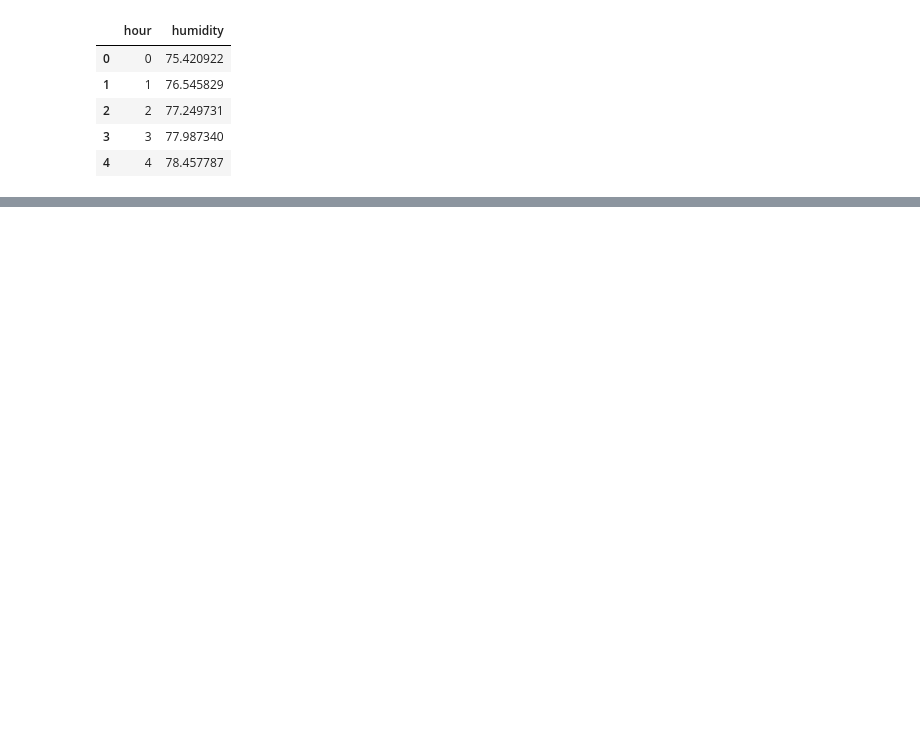
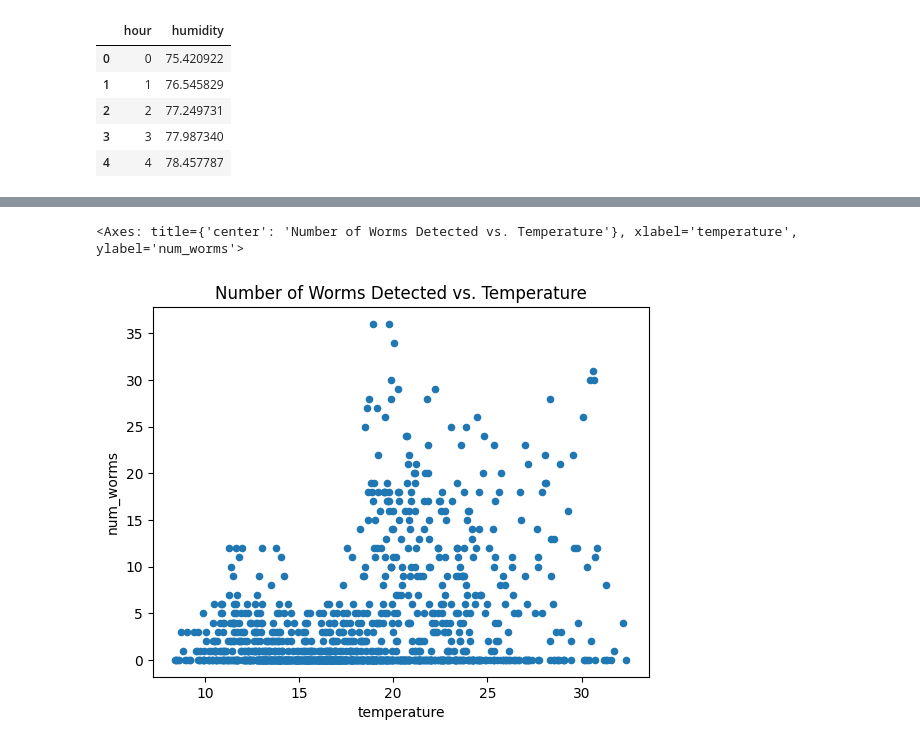
Before and after one commit to wiggle-bin/wiggle-notes, a Jupyter notebook: worms_actvitiy/DataActivityCorrelationUsingUpdatedModel.ipynb, the cells around one changed output, grey strips where cells are left out. Saved outputs shown, nothing was run; the diff lists cells and outputs as text; code cells hidden in the pictures; blank space fills up the shorter version.

```diff
--- a/worms_actvitiy/DataActivityCorrelationUsingUpdatedModel.ipynb
+++ b/worms_actvitiy/DataActivityCorrelationUsingUpdatedModel.ipynb
@@ -256,0 +284,5 @@ sns.heatmap(
+# %%
+merged_data.plot(kind='scatter', x='temperature', y='num_worms', title='Number of Worms Detected vs. Temperature')
+# %% [output]
+<Axes: title={'center': 'Number of Worms Detected vs. Temperature'}, xlabel='temperature', ylabel='num_worms'>
+[figure, added]
```
Also changed, not shown: parts of 10 cells of this notebook.
